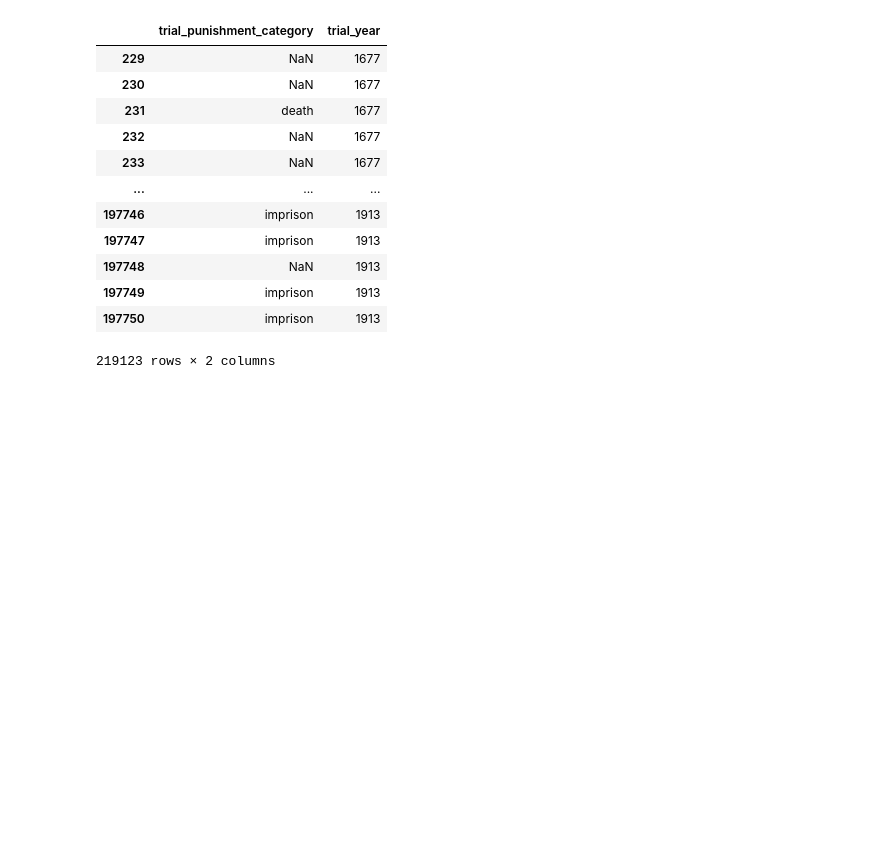
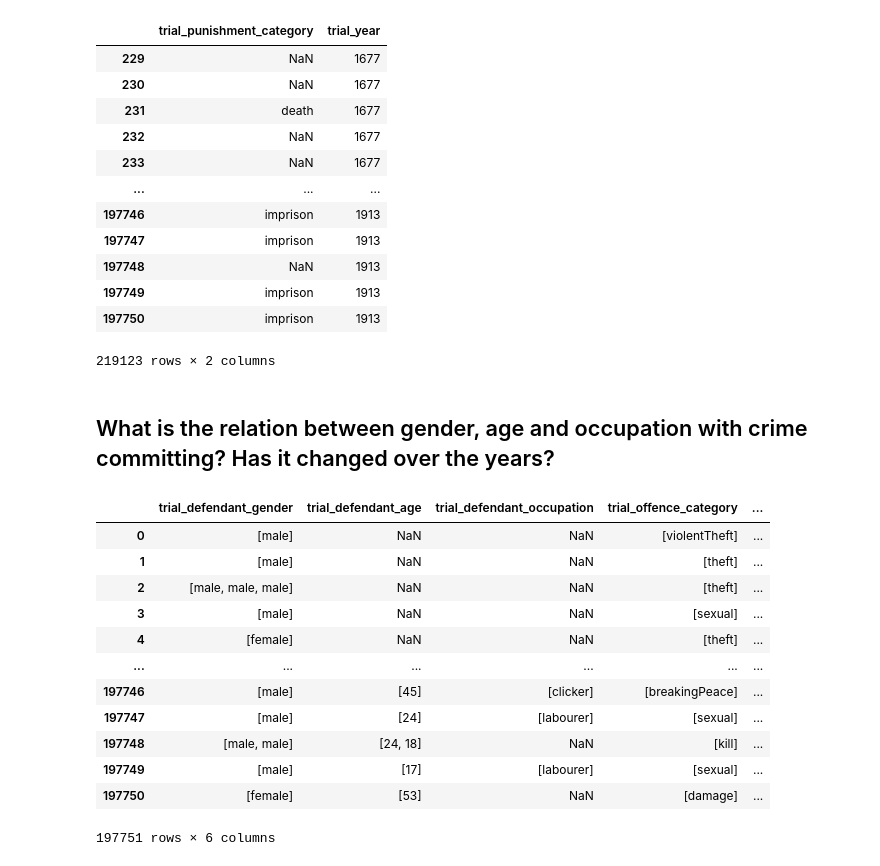
Before and after one commit to isabelabuzzo/Old-Bailey-Trails-Analysis, a Jupyter notebook: 1_Intro.ipynb, the cells around one changed output. Saved outputs shown, nothing was run; the diff lists cells and outputs as text; code cells hidden in the pictures; blank space fills up the shorter version.

```diff
--- a/1_Intro.ipynb
+++ b/1_Intro.ipynb
@@ -649,3 +649,21 @@ df_time_punish
 | 197749 | imprison | 1913 |
 | 197750 | imprison | 1913 |
 219123 rows × 2 columns
+# %% [markdown]
+## What is the relation between gender, age and occupation with crime committing? Has it changed over the years?
+# %%
+df_wnan_timestamp[['trial_defendant_gender', 'trial_defendant_age', 'trial_defendant_occupation', 'trial_offence_category', 'trial_punishment_category', 'trial_year']]
+# %% [output]
+|  | trial_defendant_gender | trial_defendant_age | trial_defendant_occupation | trial_offence_category | ... |
+| 0 | [male] | NaN | NaN | [violentTheft] | ... |
+| 1 | [male] | NaN | NaN | [theft] | ... |
+| 2 | [male, male, male] | NaN | NaN | [theft] | ... |
+| 3 | [male] | NaN | NaN | [sexual] | ... |
+| 4 | [female] | NaN | NaN | [theft] | ... |
+| ... | ... | ... | ... | ... | ... |
+| 197746 | [male] | [45] | [clicker] | [breakingPeace] | ... |
+| 197747 | [male] | [24] | [labourer] | [sexual] | ... |
+| 197748 | [male, male] | [24, 18] | NaN | [kill] | ... |
+| 197749 | [male] | [17] | [labourer] | [sexual] | ... |
+| 197750 | [female] | [53] | NaN | [damage] | ... |
+197751 rows × 6 columns
```
Also changed, not shown: parts of 11 cells of this notebook.
